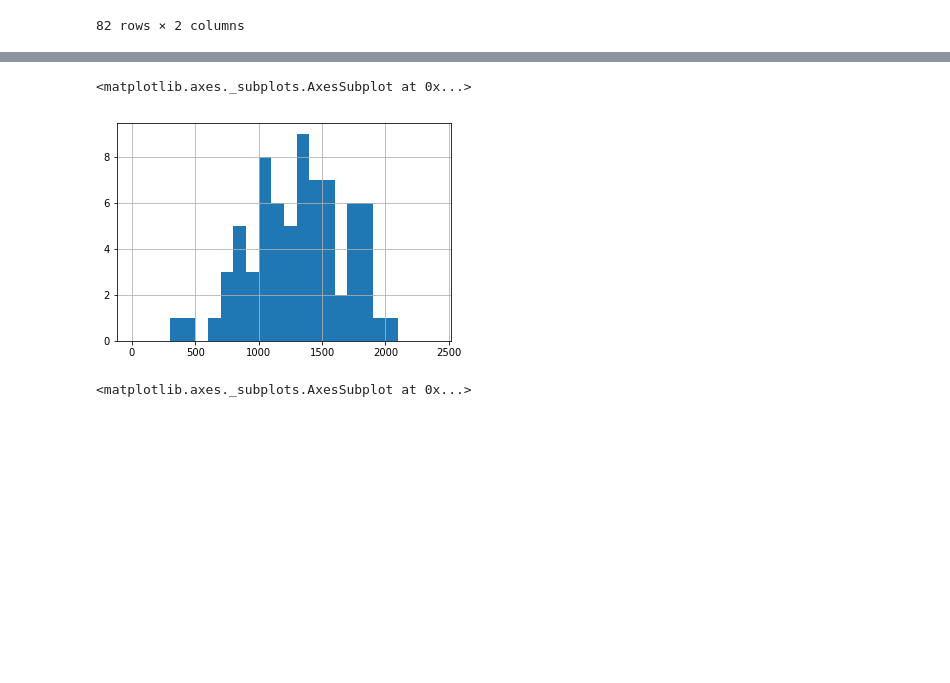
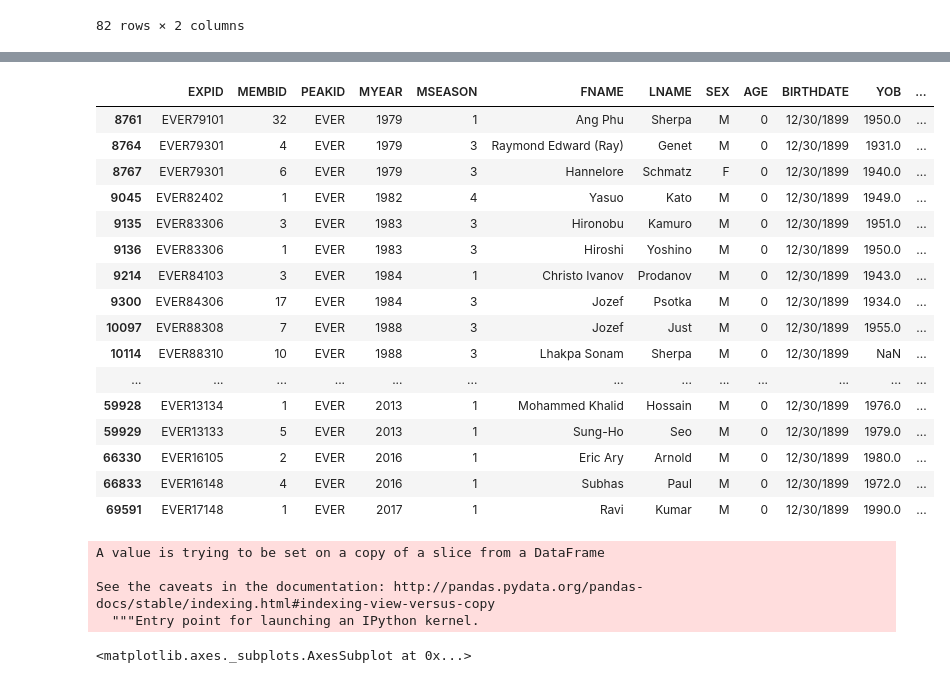
Before and after one commit to elbertwang3/himalayas, a Jupyter notebook: data/Untitled.ipynb, the cells around one changed output, grey strips where cells are left out. Saved outputs shown, nothing was run; the diff lists cells and outputs as text; code cells hidden in the pictures; blank space fills up the shorter version.

```diff
--- a/data/Untitled.ipynb
+++ b/data/Untitled.ipynb
@@ -50,5 +64,20 @@ membersbymonthday.to_csv("membersbymonthday.csv")
 # %%
-members.loc[(members['MSMTTIME1'].notnull()) & (members['DEATH'] == True) & (members['PEAKID'] == 'EVER')]['MSMTTIME1'].hist(bins=24,range=[0, 2400])
+members.loc[(members['MSUCCESS'] == True) & (members['DEATH'] == True) & (members['PEAKID'] == "EVER")]
 # %% [output]
-<matplotlib.axes._subplots.AxesSubplot at 0x...>
-[figure, removed]
+|  | EXPID | MEMBID | PEAKID | MYEAR | MSEASON | FNAME | LNAME | SEX | AGE | BIRTHDATE | YOB | ... |
+| 8761 | EVER79101 | 32 | EVER | 1979 | 1 | Ang Phu | Sherpa | M | 0 | 12/30/1899 | 1950.0 | ... |
+| 8764 | EVER79301 | 4 | EVER | 1979 | 3 | Raymond Edward (Ray) | Genet | M | 0 | 12/30/1899 | 1931.0 | ... |
+| 8767 | EVER79301 | 6 | EVER | 1979 | 3 | Hannelore | Schmatz | F | 0 | 12/30/1899 | 1940.0 | ... |
+| 9045 | EVER82402 | 1 | EVER | 1982 | 4 | Yasuo | Kato | M | 0 | 12/30/1899 | 1949.0 | ... |
+| 9135 | EVER83306 | 3 | EVER | 1983 | 3 | Hironobu | Kamuro | M | 0 | 12/30/1899 | 1951.0 | ... |
+| 9136 | EVER83306 | 1 | EVER | 1983 | 3 | Hiroshi | Yoshino | M | 0 | 12/30/1899 | 1950.0 | ... |
+| 9214 | EVER84103 | 3 | EVER | 1984 | 1 | Christo Ivanov | Prodanov | M | 0 | 12/30/1899 | 1943.0 | ... |
+| 9300 | EVER84306 | 17 | EVER | 1984 | 3 | Jozef | Psotka | M | 0 | 12/30/1899 | 1934.0 | ... |
+| 10097 | EVER88308 | 7 | EVER | 1988 | 3 | Jozef | Just | M | 0 | 12/30/1899 | 1955.0 | ... |
+| 10114 | EVER88310 | 10 | EVER | 1988 | 3 | Lhakpa Sonam | Sherpa | M | 0 | 12/30/1899 | NaN | ... |
+| ... | ... | ... | ... | ... | ... | ... | ... | ... | ... | ... | ... | ... |
+| 59928 | EVER13134 | 1 | EVER | 2013 | 1 | Mohammed Khalid | Hossain | M | 0 | 12/30/1899 | 1976.0 | ... |
+| 59929 | EVER13133 | 5 | EVER | 2013 | 1 | Sung-Ho | Seo | M | 0 | 12/30/1899 | 1979.0 | ... |
+| 66330 | EVER16105 | 2 | EVER | 2016 | 1 | Eric Ary | Arnold | M | 0 | 12/30/1899 | 1980.0 | ... |
+| 66833 | EVER16148 | 4 | EVER | 2016 | 1 | Subhas | Paul | M | 0 | 12/30/1899 | 1972.0 | ... |
+| 69591 | EVER17148 | 1 | EVER | 2017 | 1 | Ravi | Kumar | M | 0 | 12/30/1899 | 1990.0 | ... |
@@ -54,0 +86,7 @@ members.loc[(members['MSMTTIME1'].notnull()) & (members['DEATH'] == True) & (mem
+# %%
+members.loc[12436]['MSMTTIME1'] = 1430
+# %% [output]
+A value is trying to be set on a copy of a slice from a DataFrame
+
+See the caveats in the documentation: http://pandas.pydata.org/pandas-docs/stable/indexing.html#indexing-view-versus-copy
+  """Entry point for launching an IPython kernel.
```
Also changed, not shown: parts of 31 cells of this notebook, 16 other files.
